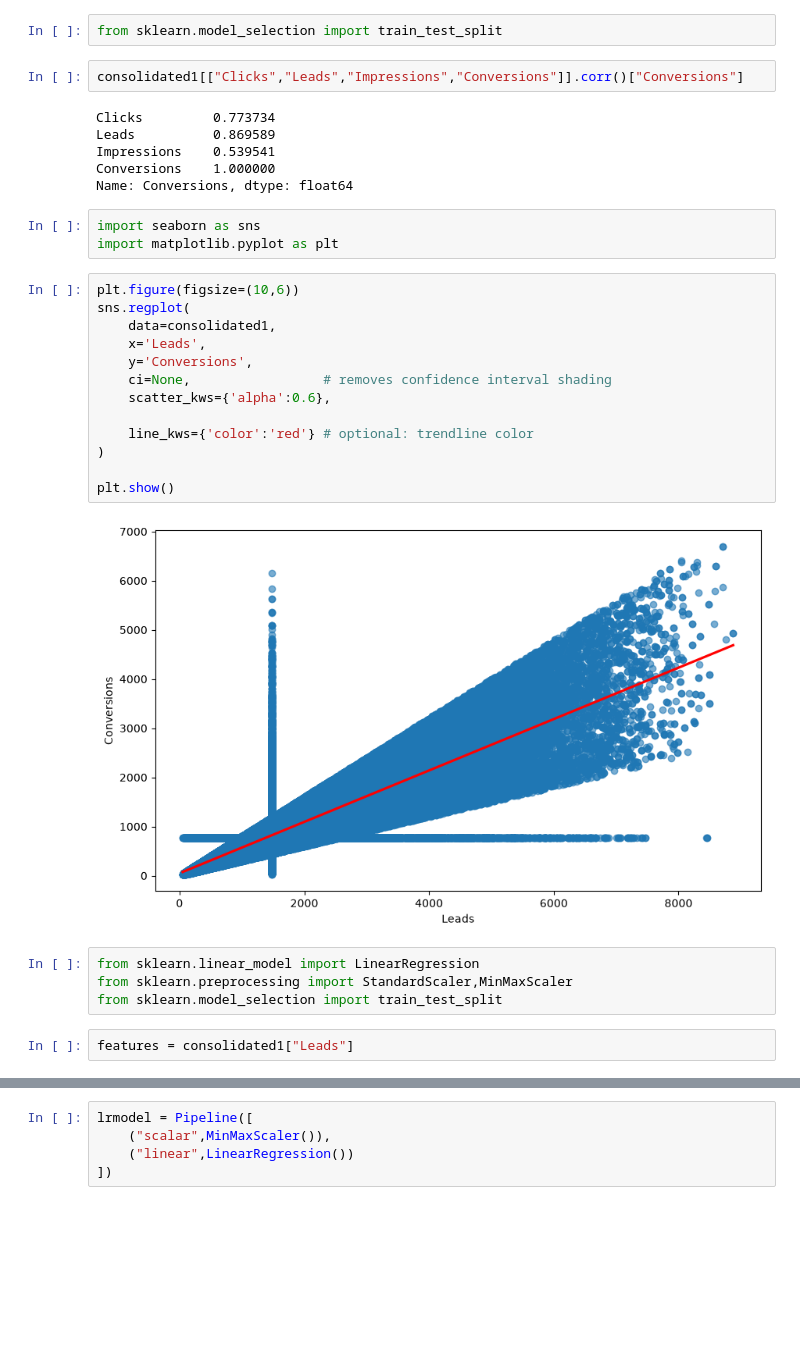
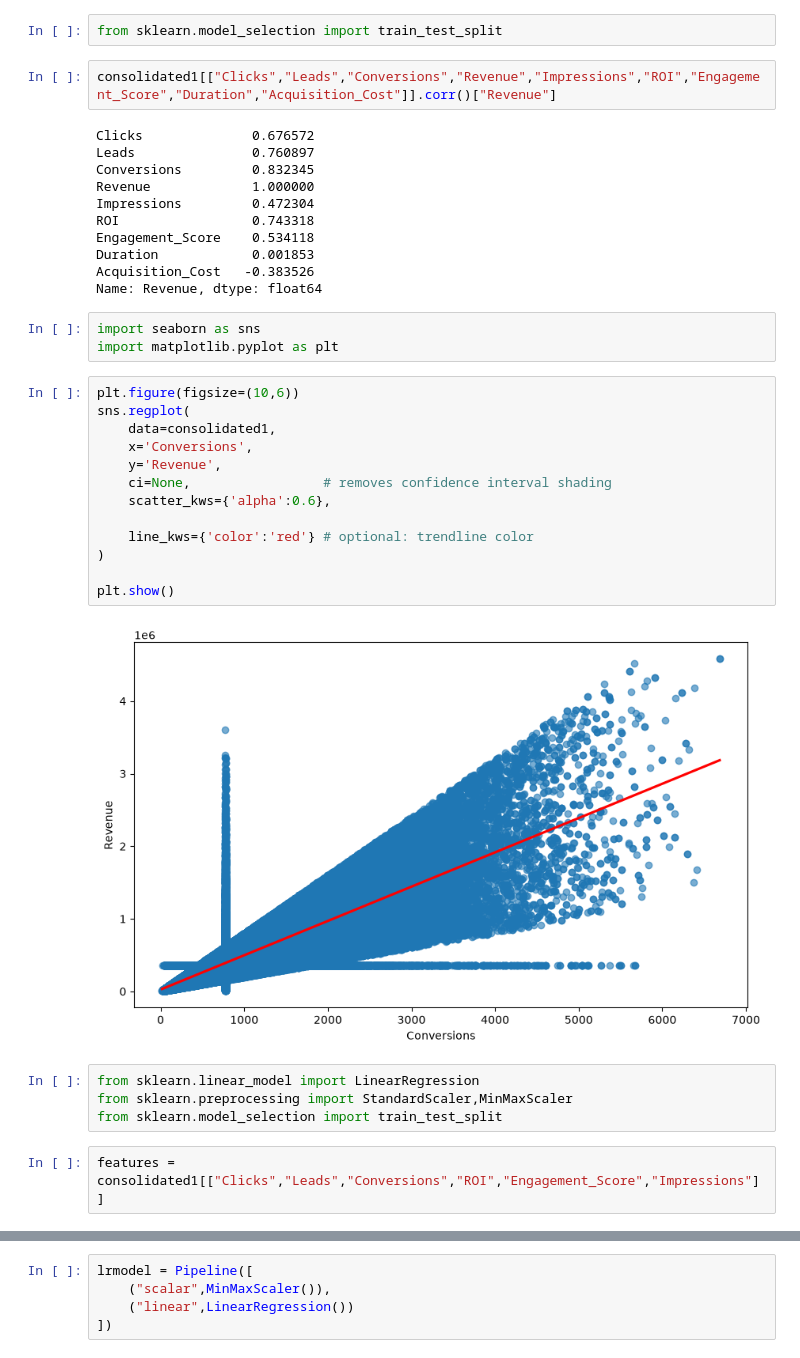
Before and after one commit to Rnandak/Marketting_campaign_performance_prediction, a Jupyter notebook: Marketting_data_campaign.ipynb, the cells around one changed output, grey strips where cells are left out. Drawn from its saved outputs; the diff is of its cells as text; blank space fills up the shorter version.

```diff
--- a/Marketting_data_campaign.ipynb
+++ b/Marketting_data_campaign.ipynb
@@ -55,35 +71,40 @@ consolidated1["converstionrate"] = consolidated1["Conversions"]/consolidated1["L
 # %%
 from sklearn.model_selection import train_test_split
 # %%
-consolidated1[["Clicks","Leads","Impressions","Conversions"]].corr()["Conversions"]
+consolidated1[["Clicks","Leads","Conversions","Revenue","Impressions","ROI","Engagement_Score","Duration","Acquisition_Cost"]].corr()["Revenue"]
 # %% [output]
-Clicks         0.773734
-Leads          0.869589
-Impressions    0.539541
-Conversions    1.000000
-Name: Conversions, dtype: float64
+Clicks              0.676572
+Leads               0.760897
+Conversions         0.832345
+Revenue             1.000000
+Impressions         0.472304
+ROI                 0.743318
+Engagement_Score    0.534118
+Duration            0.001853
+Acquisition_Cost   -0.383526
+Name: Revenue, dtype: float64
 # %%
 import seaborn as sns
 import matplotlib.pyplot as plt
 # %%
 plt.figure(figsize=(10,6))
 sns.regplot(
     data=consolidated1,
-    x='Leads',
-    y='Conversions',
+    x='Conversions',
+    y='Revenue',
     ci=None,                 # removes confidence interval shading
     scatter_kws={'alpha':0.6},
 
     line_kws={'color':'red'} # optional: trendline color
 )
 
 plt.show()
 # %% [output]
-[figure, old version]
+[figure, new version]
 # %%
 from sklearn.linear_model import LinearRegression
 from sklearn.preprocessing import StandardScaler,MinMaxScaler
 from sklearn.model_selection import train_test_split
 # %%
-features = consolidated1["Leads"]
+features = consolidated1[["Clicks","Leads","Conversions","ROI","Engagement_Score","Impressions"]]
 # %%
```
Also changed, not shown: parts of 38 cells of this notebook, 2 other files.
